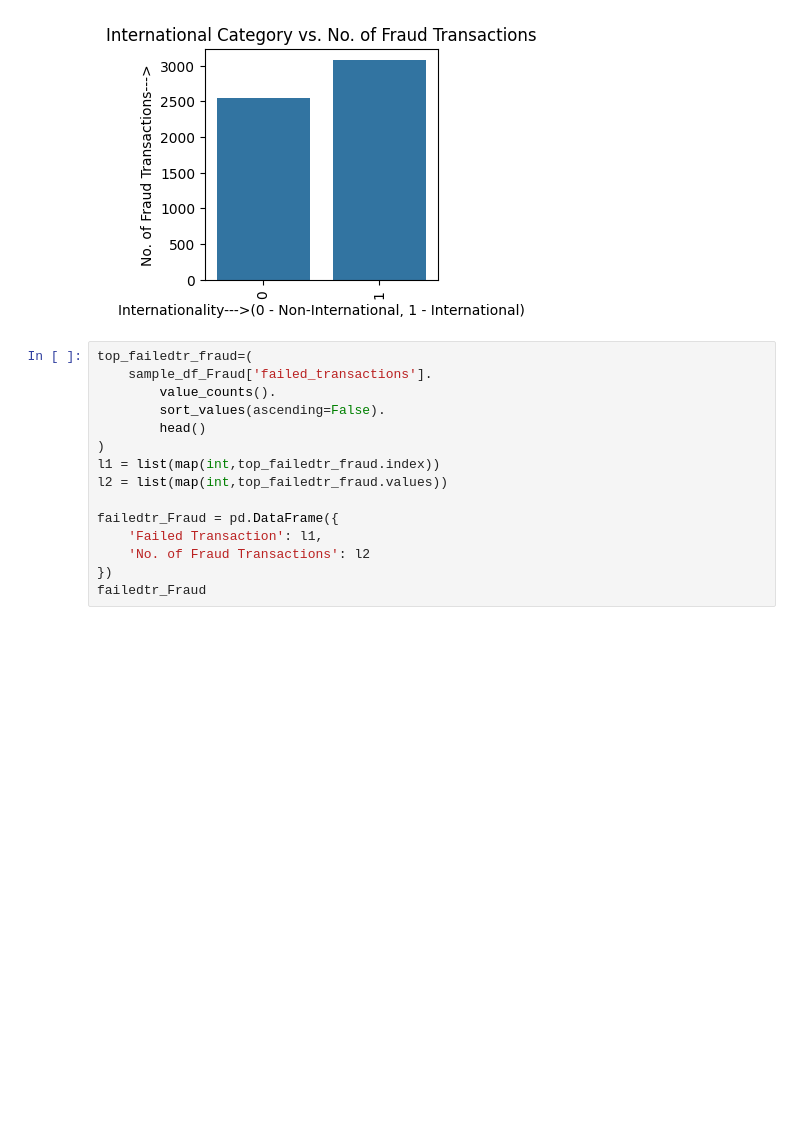
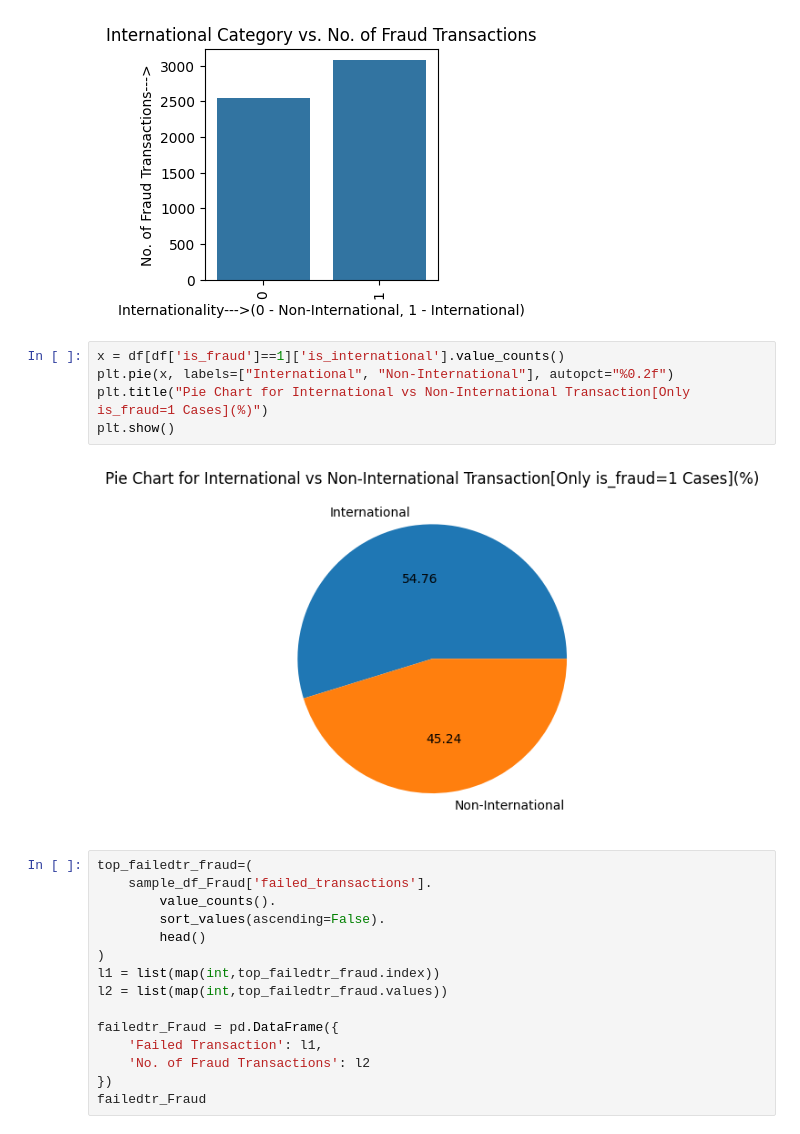
Before and after one commit to SagVK04/UPISafe_flask_2, a Jupyter notebook: Fraud_Detect_Final.ipynb, the cells around one changed output. Cells and saved outputs as stored; diff of their text form; blank space fills up the shorter version.

```diff
--- a/Fraud_Detect_Final.ipynb
+++ b/Fraud_Detect_Final.ipynb
@@ -417,6 +417,13 @@ plt.xticks(rotation='vertical')
 plt.show()
 # %% [output]
 [figure]
+# %%
+x = df[df['is_fraud']==1]['is_international'].value_counts()
+plt.pie(x, labels=["International", "Non-International"], autopct="%0.2f")
+plt.title("Pie Chart for International vs Non-International Transaction[Only is_fraud=1 Cases](%)")
+plt.show()
+# %% [output]
+[figure, added]
 # %%
 top_failedtr_fraud=(
     sample_df_Fraud['failed_transactions'].
```
Also changed, not shown: parts of 3 cells of this notebook, 1 other file.
